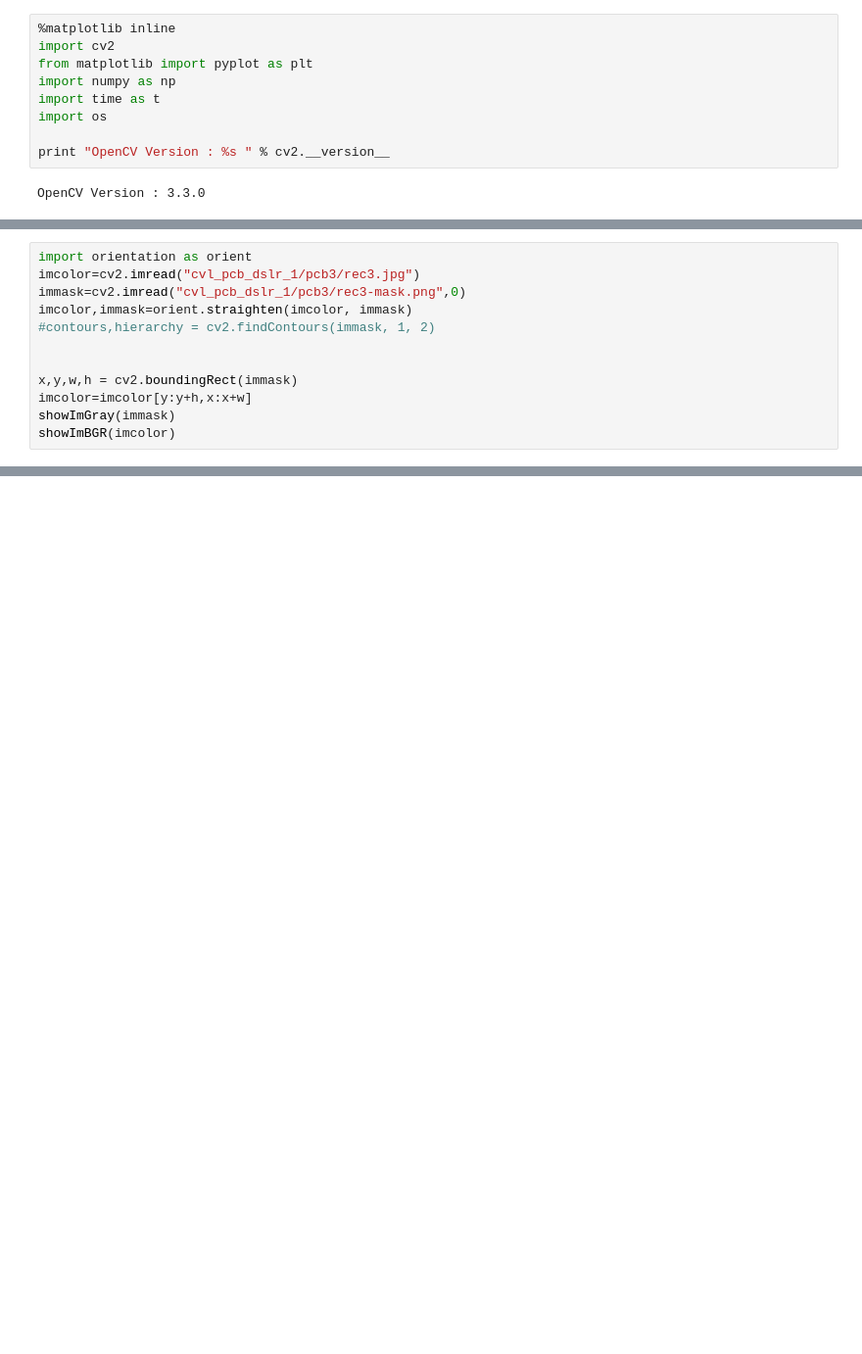
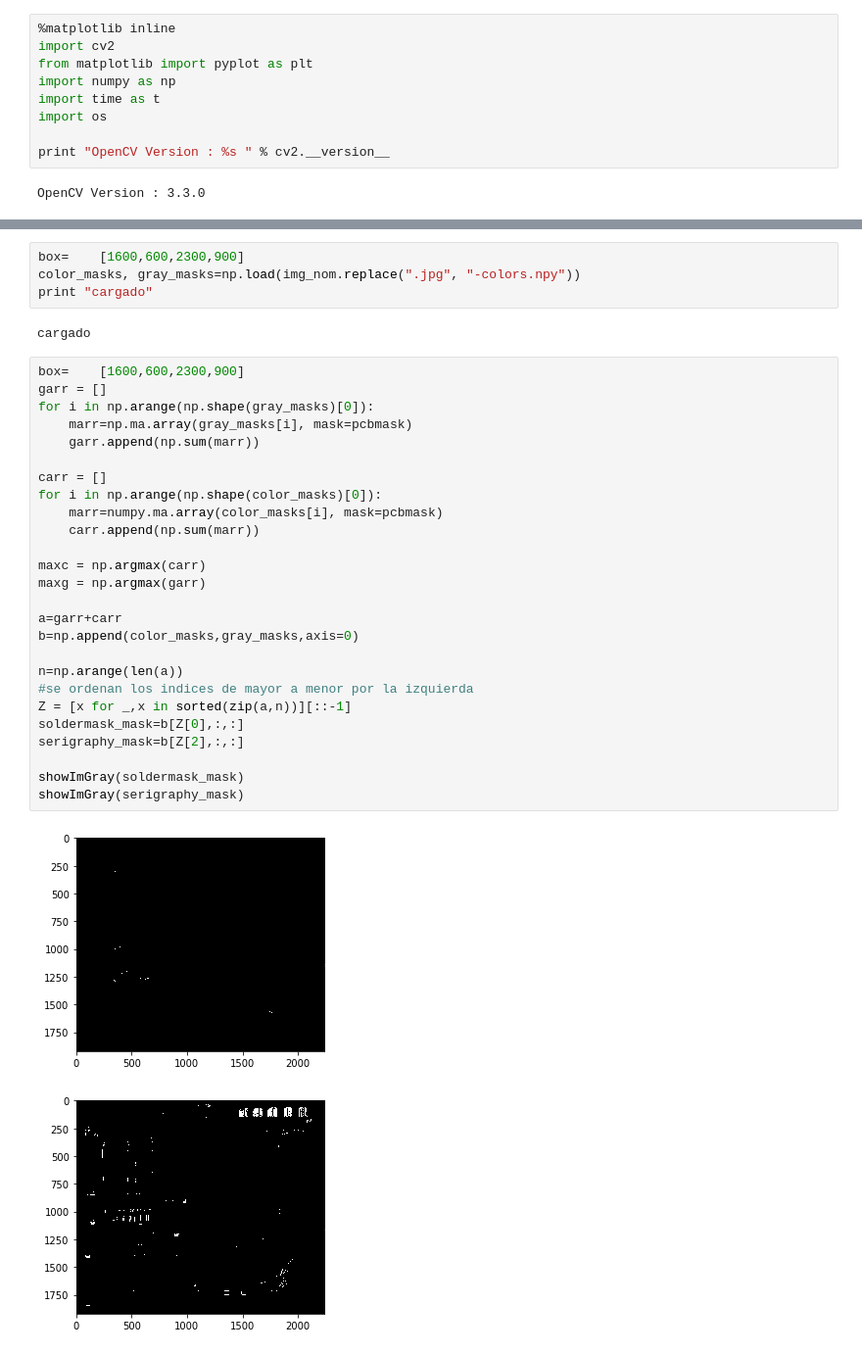
Before and after one commit to jpcosec/OPCB, a Jupyter notebook: PCB_NOTEBOOK.ipynb, the cells around one changed output, grey strips where cells are left out. Shown at 98% size. Saved outputs shown, nothing was run; the diff lists cells and outputs as text; blank space fills up the shorter version.

```diff
--- a/PCB_NOTEBOOK.ipynb
+++ b/PCB_NOTEBOOK.ipynb
@@ -56,12 +122,0 @@ showImGray(get_conected(color_masks[0],gray_masks[0]))
-# %%
-import orientation as orient
-imcolor=cv2.imread("cvl_pcb_dslr_1/pcb3/rec3.jpg")
-immask=cv2.imread("cvl_pcb_dslr_1/pcb3/rec3-mask.png",0)
-imcolor,immask=orient.straighten(imcolor, immask)
-#contours,hierarchy = cv2.findContours(immask, 1, 2)
-
-
-x,y,w,h = cv2.boundingRect(immask)
-imcolor=imcolor[y:y+h,x:x+w]
-showImGray(immask)
-showImBGR(imcolor)
@@ -108,0 +195,35 @@ OSError: [Errno 20] Not a directory: '/Users/Jpcoseco/PycharmProjects/OPGE/cvl_p
+# %%
+box=    [1600,600,2300,900]
+color_masks, gray_masks=np.load(img_nom.replace(".jpg", "-colors.npy"))
+print "cargado"
+# %% [output]
+cargado
+# %%
+box=    [1600,600,2300,900]
+garr = []
+for i in np.arange(np.shape(gray_masks)[0]):
+    marr=np.ma.array(gray_masks[i], mask=pcbmask)
+    garr.append(np.sum(marr))
+
+carr = []
+for i in np.arange(np.shape(color_masks)[0]):
+    marr=numpy.ma.array(color_masks[i], mask=pcbmask)
+    carr.append(np.sum(marr))
+
+maxc = np.argmax(carr)
+maxg = np.argmax(garr)
+
+a=garr+carr
+b=np.append(color_masks,gray_masks,axis=0)
+
+n=np.arange(len(a))
+#se ordenan los indices de mayor a menor por la izquierda
+Z = [x for _,x in sorted(zip(a,n))][::-1]
+soldermask_mask=b[Z[0],:,:]
+serigraphy_mask=b[Z[2],:,:]
+
+showImGray(soldermask_mask)
+showImGray(serigraphy_mask)
+# %% [output]
+[figure, added]
+[figure, added]
```
Also changed, not shown: parts of 36 cells of this notebook, 4 other files.
